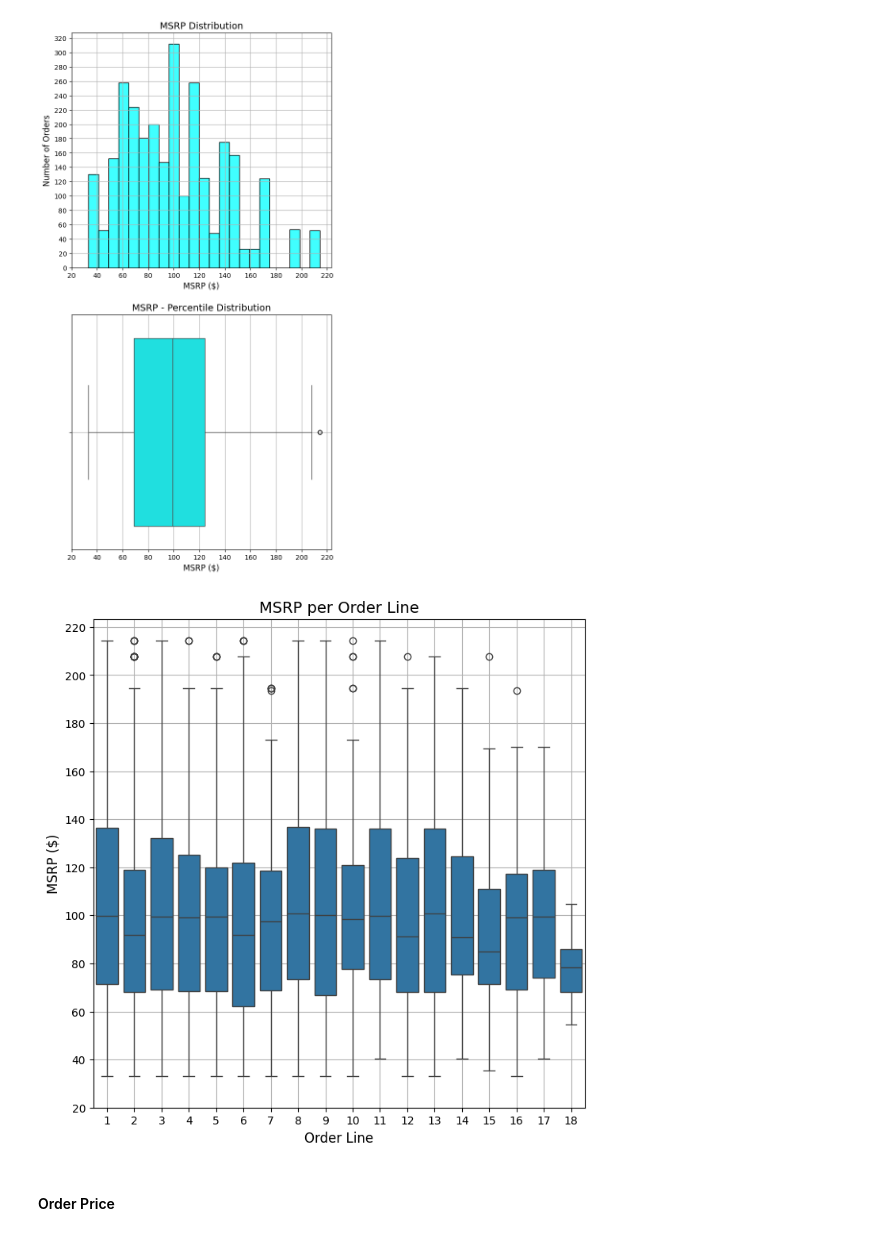
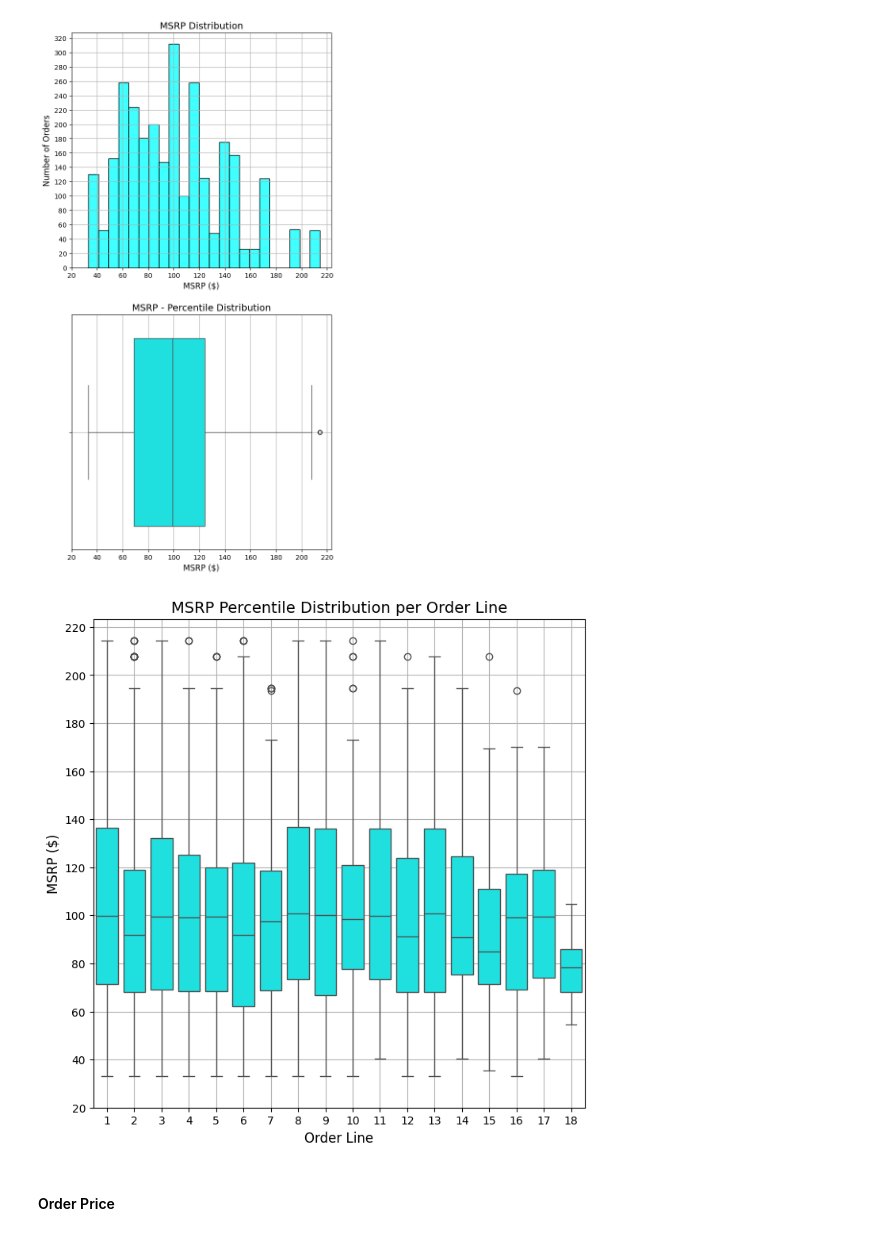
Before and after one commit to MarkLee7925/Customer-Database-Analysis, a Jupyter notebook: KMeans/CM_CustomerOrders_KMeans.ipynb, the cells around one changed output. Cells and saved outputs as stored; diff of their text form; code cells hidden in the pictures.

```diff
--- a/KMeans/CM_CustomerOrders_KMeans.ipynb
+++ b/KMeans/CM_CustomerOrders_KMeans.ipynb
@@ -355,22 +359,22 @@ plt.show()
 # %%
 # Define figure
 msrp_line_num = plt.figure(figsize=(8, 8))
 
 # MSRP per Line Number
-msrp_line_num = sns.boxplot(x=df['orderLineNumber'], y=df['MSRP'])
+msrp_line_num = sns.boxplot(x=df['orderLineNumber'], y=df['MSRP'], color='cyan')
 # Adjust X-Axis range
 plt.yticks(np.arange(20, 240, 20))
 # Plot title and labels
 plt.xlabel('Order Line', fontsize=12)
 plt.ylabel('MSRP ($)', fontsize=12)
-plt.title('MSRP per Order Line', fontsize=14)
+plt.title('MSRP Percentile Distribution per Order Line', fontsize=14)
 # Plot grid
 plt.grid(True)
 
 # Show figure
 plt.show()
 # %% [output]
-[figure, old version]
+[figure, new version]
 # %% [markdown]
 #### Order Price
 # %%
```
Also changed, not shown: parts of 7 cells of this notebook, 1 other file.
